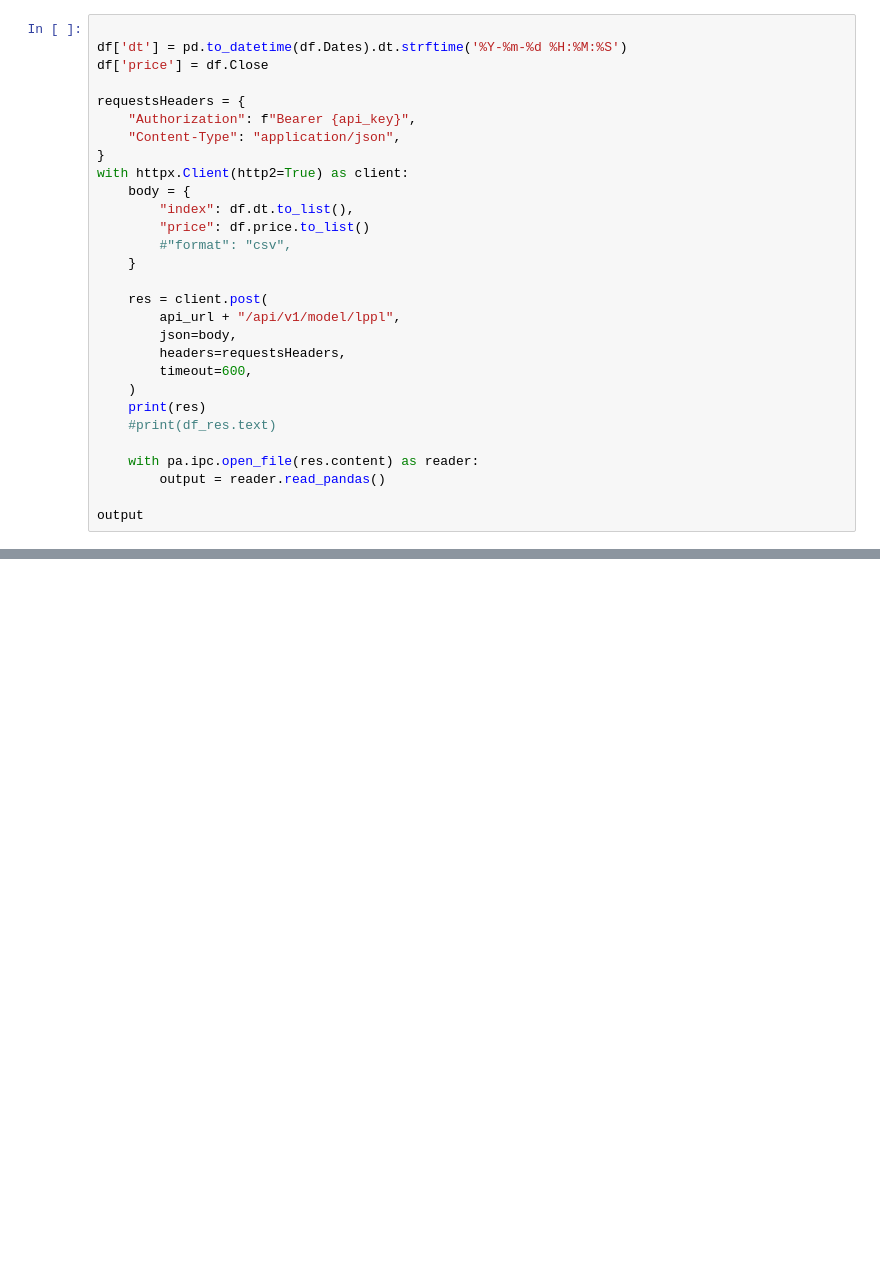
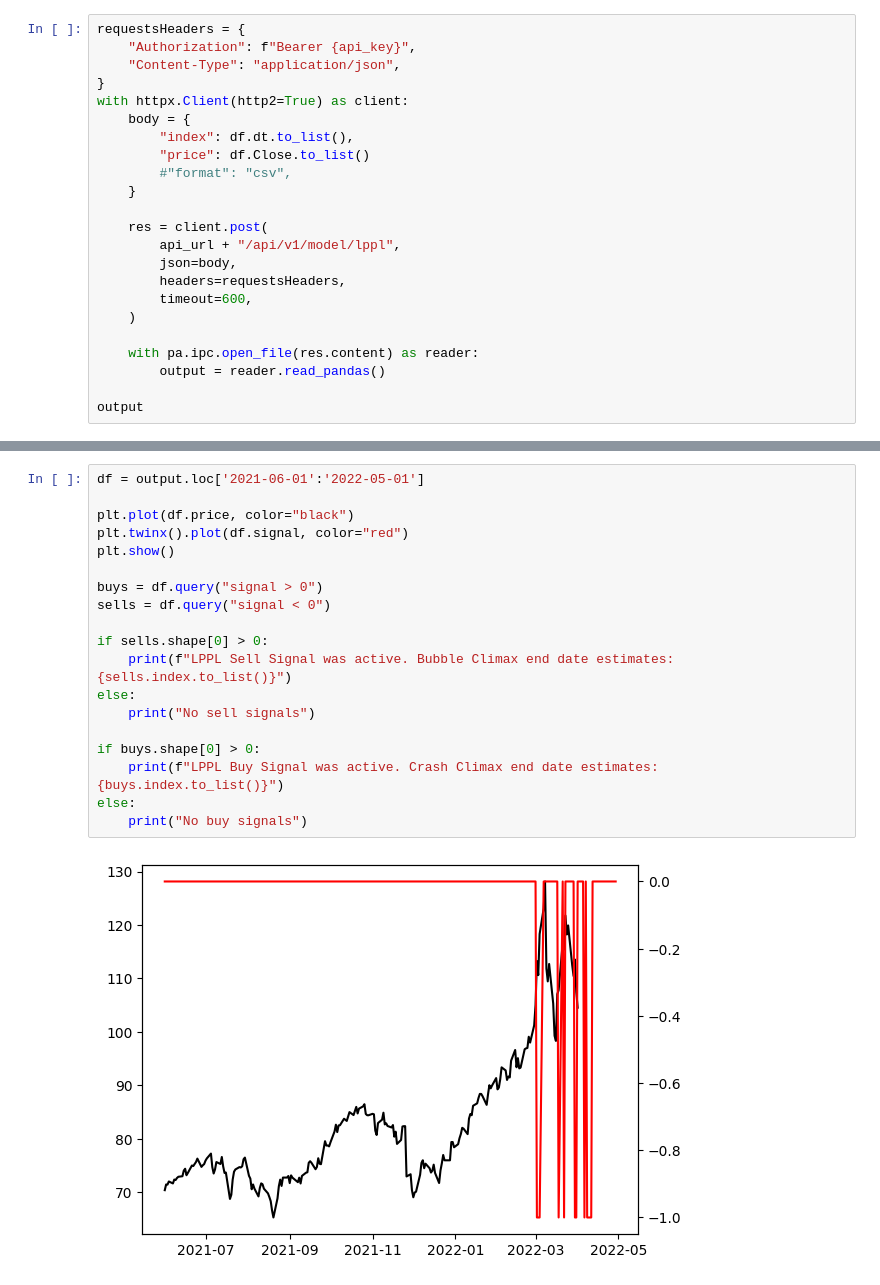
Before and after one commit to variantperception/vp-analysis-api, a Jupyter notebook: examples/model_api_lppl.ipynb, the cells around one changed output, grey strips where cells are left out. Cells and saved outputs as stored; diff of their text form; blank space fills up the shorter version.

Commit message:
update lppl notebook

```diff
--- a/examples/model_api_lppl.ipynb
+++ b/examples/model_api_lppl.ipynb
@@ -15,9 +32,5 @@ plt.show()
 [figure]
 # %%
-
-df['dt'] = pd.to_datetime(df.Dates).dt.strftime('%Y-%m-%d %H:%M:%S')
-df['price'] = df.Close
-
 requestsHeaders = {
     "Authorization": f"Bearer {api_key}",
     "Content-Type": "application/json",
@@ -25,7 +38,7 @@ requestsHeaders = {
 with httpx.Client(http2=True) as client:
     body = {
         "index": df.dt.to_list(),
-        "price": df.price.to_list()
+        "price": df.Close.to_list()
         #"format": "csv",
     }
 
@@ -35,8 +48,6 @@ with httpx.Client(http2=True) as client:
         headers=requestsHeaders,
         timeout=600,
     )
-    print(res)
-    #print(df_res.text)
 
     with pa.ipc.open_file(res.content) as reader:
         output = reader.read_pandas()
@@ -94,0 +70,21 @@ plt.show()
+# %%
+df = output.loc['2021-06-01':'2022-05-01']
+
+plt.plot(df.price, color="black")
+plt.twinx().plot(df.signal, color="red")
+plt.show()
+
+buys = df.query("signal > 0")
+sells = df.query("signal < 0")
+
+if sells.shape[0] > 0:
+    print(f"LPPL Sell Signal was active. Bubble Climax end date estimates: {sells.index.to_list()}")
+else:
+    print("No sell signals")
+
+if buys.shape[0] > 0:
+    print(f"LPPL Buy Signal was active. Crash Climax end date estimates: {buys.index.to_list()}")
+else:
+    print("No buy signals")
+# %% [output]
+[figure, added]
```
Also changed, not shown: parts of 6 cells of this notebook.
